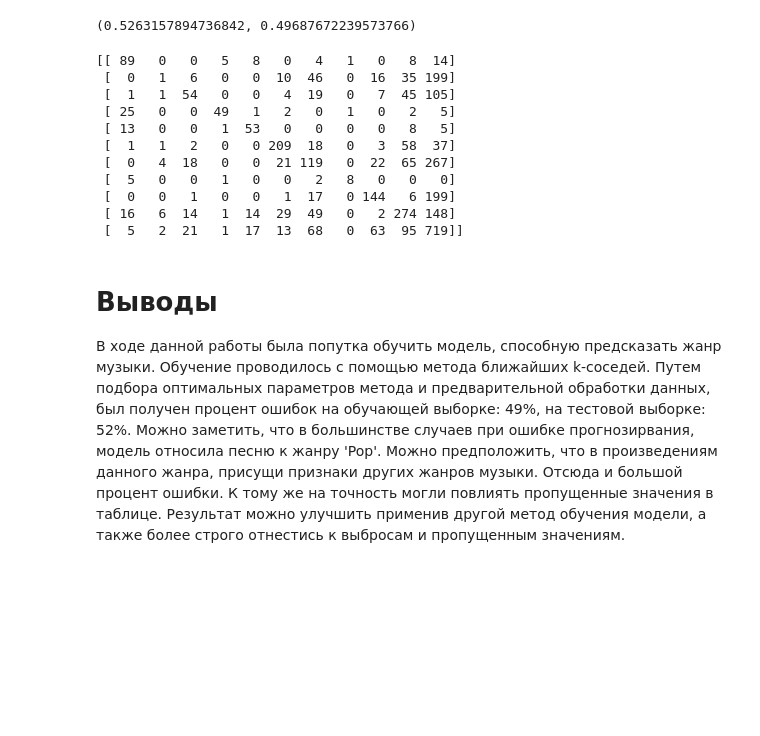
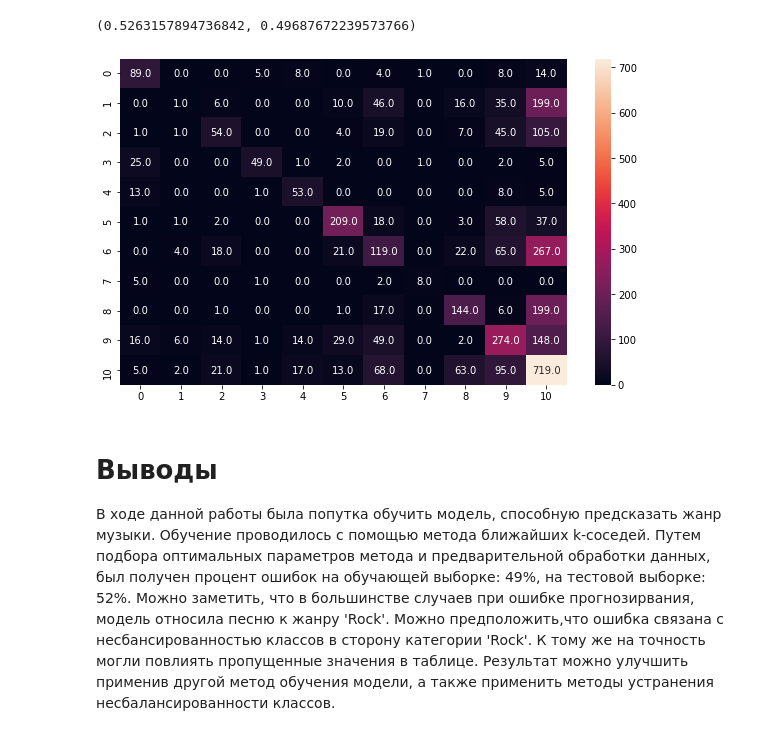
Before and after one commit to DanSprat/ML, a Jupyter notebook: Music_Genre_Classification.ipynb, the cells around one changed output. Cells and saved outputs as stored; diff of their text form; code cells hidden in the pictures; blank space fills up the shorter version.

```diff
--- a/Music_Genre_Classification.ipynb
+++ b/Music_Genre_Classification.ipynb
@@ -276,21 +276,12 @@ err_test,err_train
 (0.5263157894736842, 0.49687672239573766)
 # %%
 from sklearn.metrics import confusion_matrix
-
-print(confusion_matrix(y_test, y_test_predict))
+plt.figure(figsize=(10,6))
+x=sns.heatmap(confusion_matrix(y_test, y_test_predict),annot=True, fmt='0.1f')
+plt.show()
 # %% [output]
-[[ 89   0   0   5   8   0   4   1   0   8  14]
- [  0   1   6   0   0  10  46   0  16  35 199]
- [  1   1  54   0   0   4  19   0   7  45 105]
- [ 25   0   0  49   1   2   0   1   0   2   5]
- [ 13   0   0   1  53   0   0   0   0   8   5]
- [  1   1   2   0   0 209  18   0   3  58  37]
- [  0   4  18   0   0  21 119   0  22  65 267]
- [  5   0   0   1   0   0   2   8   0   0   0]
- [  0   0   1   0   0   1  17   0 144   6 199]
- [ 16   6  14   1  14  29  49   0   2 274 148]
- [  5   2  21   1  17  13  68   0  63  95 719]]
+[figure, added]
 # %% [markdown]
 # Выводы
-В ходе данной работы была попутка обучить модель, способную предсказать жанр музыки. Обучение проводилось с помощью метода ближайших k-соседей. Путем подбора оптимальных параметров метода и предварительной обработки данных, был получен процент ошибок на обучающей выборке: 49%, на тестовой выборке: 52%. Можно заметить, что в большинстве случаев при ошибке прогнозирвания, модель относила песню к жанру 'Pop'. Можно предположить, что в произведениям данного жанра, присущи признаки других жанров музыки. Отсюда и большой процент ошибки. К тому же на точность могли повлиять пропущенные значения в таблице.
-Результат можно улучшить применив другой метод обучения модели, а также более строго отнестись к выбросам и пропущенным значениям.
+В ходе данной работы была попутка обучить модель, способную предсказать жанр музыки. Обучение проводилось с помощью метода ближайших k-соседей. Путем подбора оптимальных параметров метода и предварительной обработки данных, был получен процент ошибок на обучающей выборке: 49%, на тестовой выборке: 52%. Можно заметить, что в большинстве случаев при ошибке прогнозирвания, модель относила песню к жанру 'Rock'. Можно предположить,что ошибка связана с несбансированностью классов в сторону категории 'Rock'. К тому же на точность могли повлиять пропущенные значения в таблице.
+Результат можно улучшить применив другой метод обучения модели, а также применить методы устранения несбалансированности классов.
```
